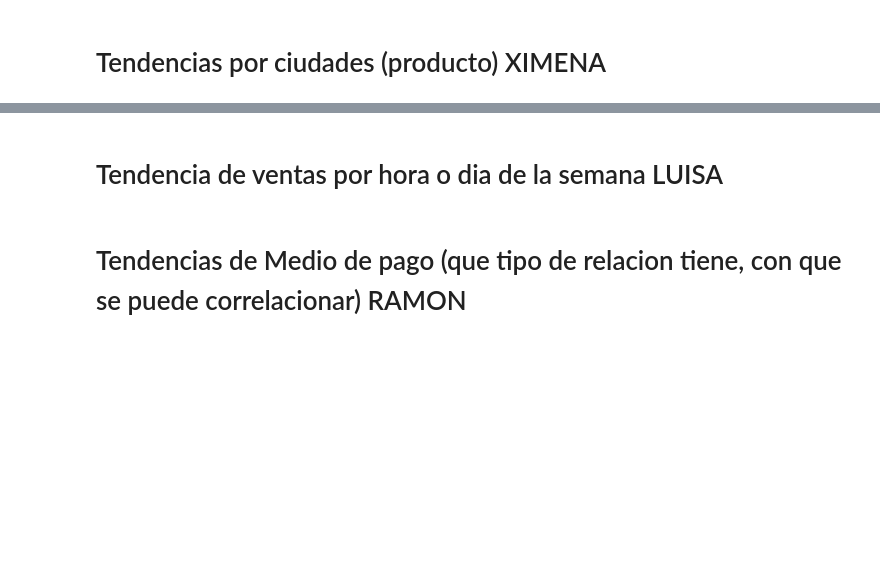
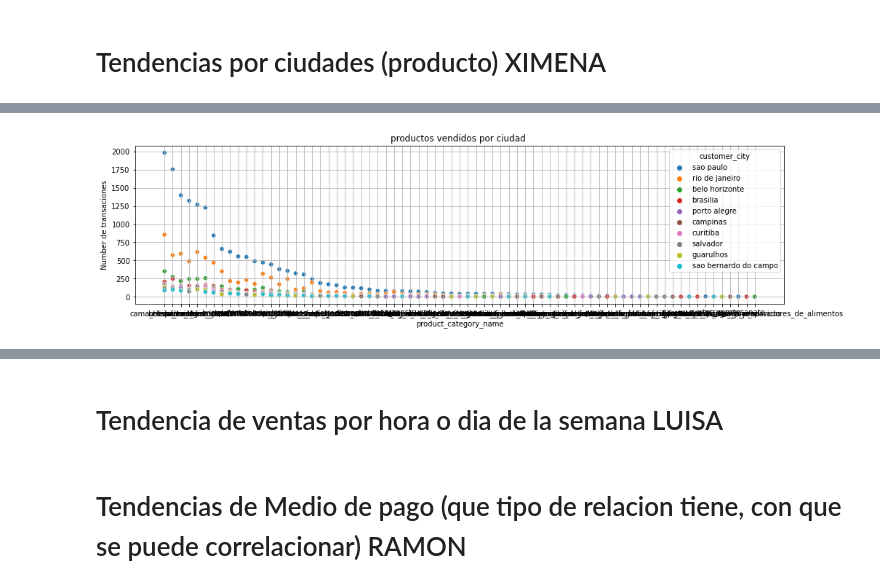
Before and after one commit to ximenarios/DS4AProject, a Jupyter notebook: brazilian_ximena.ipynb, the cells around one changed output, grey strips where cells are left out. Drawn from its saved outputs; the diff is of its cells as text; code cells hidden in the pictures; blank space fills up the shorter version.

```diff
--- a/brazilian_ximena.ipynb
+++ b/brazilian_ximena.ipynb
@@ -55 +57,3 @@ Para una mejor comprensión y organización, los conjuntos de datos proporcionad
+# %%
+ruta=os.getcwd()+'/data/'
 # %%
@@ -185,0 +194,14 @@ NameError: name 'pd' is not defined
+# %%
+listaC=listaC[:10]
+plt.figure(figsize=(16, 4))
+aux=df[(df["customer_city"].isin(listaC))][["product_category_name","customer_city"]]
+aux=aux.groupby(["product_category_name","customer_city"]).size().to_frame().rename(columns={0:'Number de transaciones'}).reset_index()
+aux=aux.sort_values('Number de transaciones', ascending=False)
+#aux=aux[:50]
+#ax=sns.lineplot(x='product_category_name', y='Number de transaciones', hue='customer_city', data=aux)
+ax=sns.scatterplot(x='product_category_name', y='Number de transaciones', hue='customer_city', data=aux)
+#ax.set_xticklabels(ax.get_xticklabels(), rotation=90)
+ax.set_title('productos vendidos por ciudad ')
+ax.grid()
+# %% [output]
+[figure, added]
```
Also changed, not shown: parts of 59 cells of this notebook.
